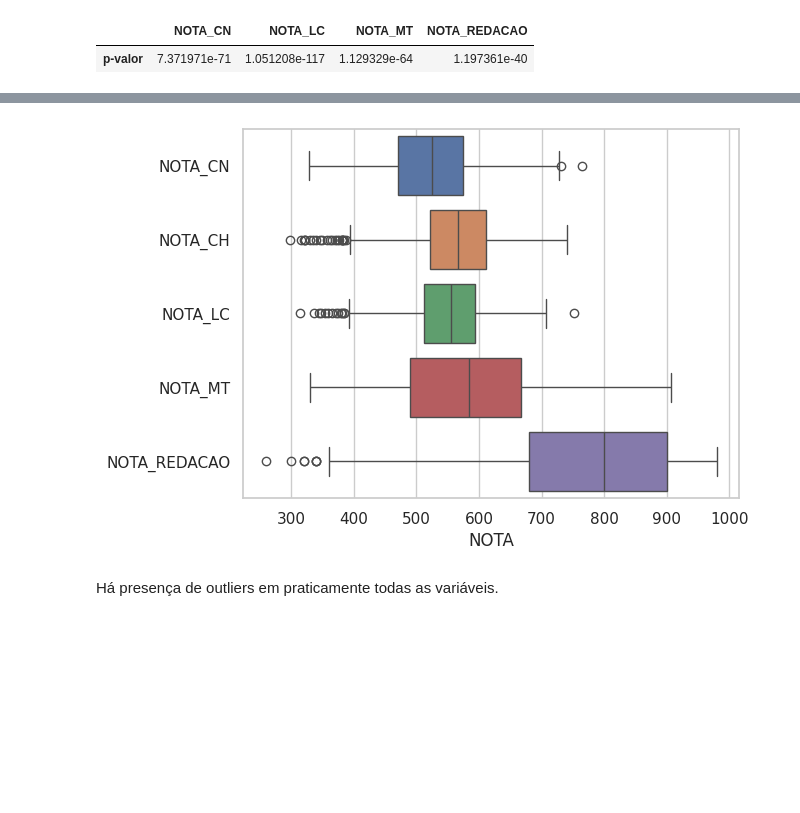
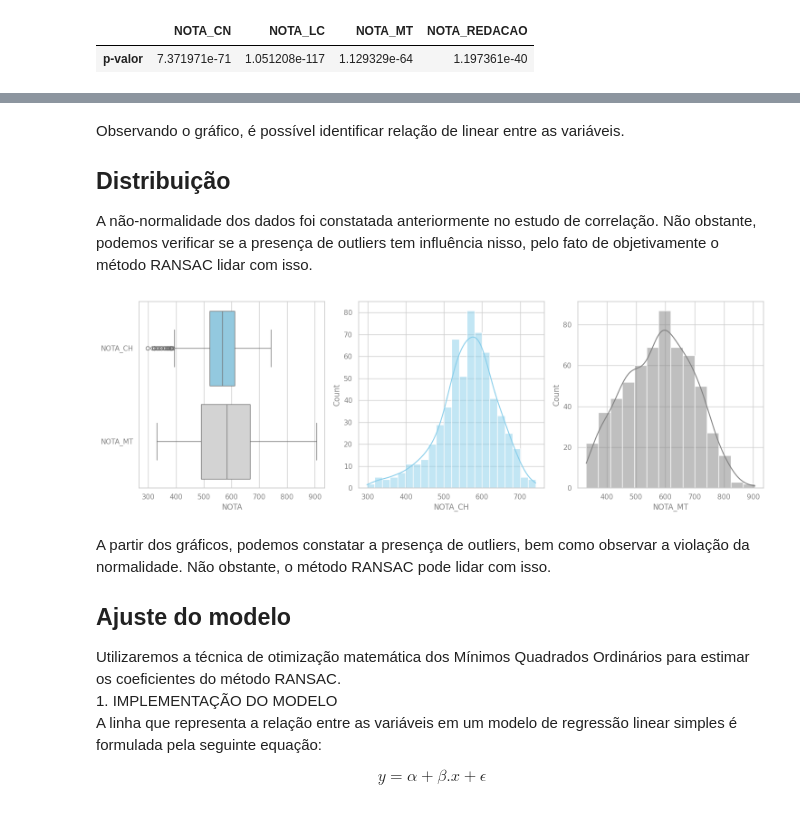
Before and after one commit to pyrataria/data_analytics, a Jupyter notebook: notas_enem_ap2023/notebook/notas_enem_ap2023.ipynb, the cells around one changed output, grey strips where cells are left out. Drawn from its saved outputs; the diff is of its cells as text; code cells hidden in the pictures; blank space fills up the shorter version.

```diff
--- a/notas_enem_ap2023/notebook/notas_enem_ap2023.ipynb
+++ b/notas_enem_ap2023/notebook/notas_enem_ap2023.ipynb
@@ -325,14 +317,34 @@ A normalidade não é pressuposto à regressão, contudo, se a variável depende
+# %% [markdown]
+Observando o gráfico, é possível identificar relação de linear entre as variáveis.
+
+## Distribuição
+A não-normalidade dos dados foi constatada anteriormente no estudo de correlação. Não obstante, podemos verificar se a presença de outliers tem influência nisso, pelo fato de objetivamente o método RANSAC lidar com isso.
 # %%
-df_out = pd.melt(df2, value_vars=df2.columns, var_name='PROVAS',
-                 value_name='NOTA')
+df_out = pd.melt(df2, value_vars=df2[['NOTA_CH', 'NOTA_MT']].columns,
+                 var_name='PROVAS', value_name='NOTA')
-# %%
-ax = sns.boxplot(data=df_out, x='NOTA', y='PROVAS', hue='PROVAS')
-
-ax.set_ylabel('');
-# %% [output]
-[figure, removed]
-# %% [markdown]
-Há presença de outliers em praticamente todas as variáveis.
+# %%
+fig, ax = plt.subplots(1, 3, figsize=(15, 5))
+
+sns.boxplot(data=df_out, x='NOTA', y='PROVAS', hue='PROVAS',
+            palette=['skyblue', 'lightgrey'], ax=ax[0])
+
+sns.histplot(data=df2, x='NOTA_CH', kde=True, ax=ax[1], color='skyblue')
+sns.histplot(data=df2, x='NOTA_MT', kde=True, ax=ax[2], color='grey')
+
+ax[0].set_ylabel('')
+
+plt.tight_layout()
+# %% [output]
+[figure, added]
+# %% [markdown]
+A partir dos gráficos, podemos constatar a presença de outliers, bem como observar a violação da normalidade. Não obstante, o método RANSAC pode lidar com isso.
+
+## Ajuste do modelo
+Utilizaremos a técnica de otimização matemática dos Mínimos Quadrados Ordinários para estimar os coeficientes do método RANSAC.
+1\. IMPLEMENTAÇÃO DO MODELO
+A linha que representa a relação entre as variáveis em um modelo de regressão linear simples é formulada pela seguinte equação:
+
+$$y = α + β.x + ϵ$$
 # %%
 from sklearn.model_selection import train_test_split
 # %%
```
Also changed, not shown: parts of 93 cells of this notebook.
